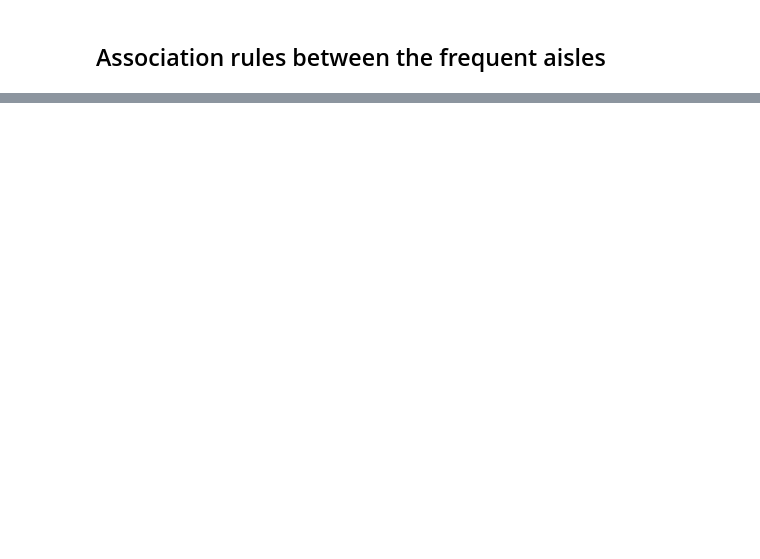
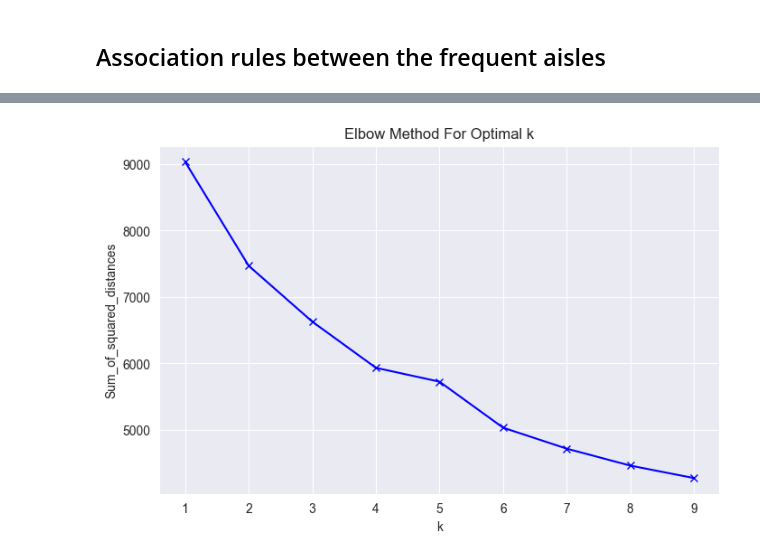
Before and after one commit to carotopia/Market-Basket-Analysis, a Jupyter notebook: Apriori/Aisles.ipynb, the cells around one changed output, grey strips where cells are left out. Drawn from its saved outputs; the diff is of its cells as text; code cells hidden in the pictures; blank space fills up the shorter version.

Commit message:
add: clusters

```diff
--- a/Apriori/Aisles.ipynb
+++ b/Apriori/Aisles.ipynb
@@ -125,0 +357,3 @@ rules.sort_values('lift', ascending=False)
+# %%
+cross_df = pd.crosstab(order_products.user_id, order_products.aisle)
+cross_df.head()
@@ -125,0 +369,3 @@ rules.sort_values('lift', ascending=False)
+# %%
+df = cross_df.div(cross_df.sum(axis=1), axis=0)
+df.head()
@@ -125,0 +381,5 @@ rules.sort_values('lift', ascending=False)
+# %%
+pca = PCA(n_components=10)
+df_pca = pca.fit_transform(df)
+df_pca = pd.DataFrame(df_pca)
+df_pca.head()
@@ -125,0 +393,16 @@ rules.sort_values('lift', ascending=False)
+# %%
+Sum_of_squared_distances = []
+K = range(1,10)
+for k in K:
+    km = KMeans(n_clusters=k)
+    km = km.fit(df_pca)
+    Sum_of_squared_distances.append(km.inertia_)
+# %%
+plt.subplots(figsize = (8, 5))
+plt.plot(K, Sum_of_squared_distances, 'bx-')
+plt.xlabel('k')
+plt.ylabel('Sum_of_squared_distances')
+plt.title('Elbow Method For Optimal k')
+plt.show()
+# %% [output]
+[figure, added]
```
Also changed, not shown: parts of 42 cells of this notebook.
